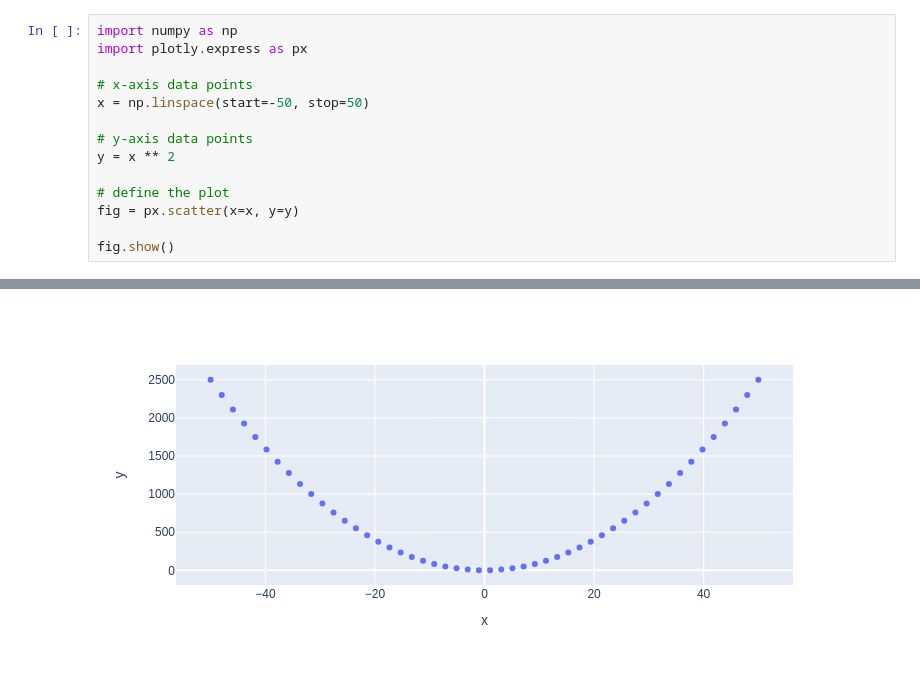
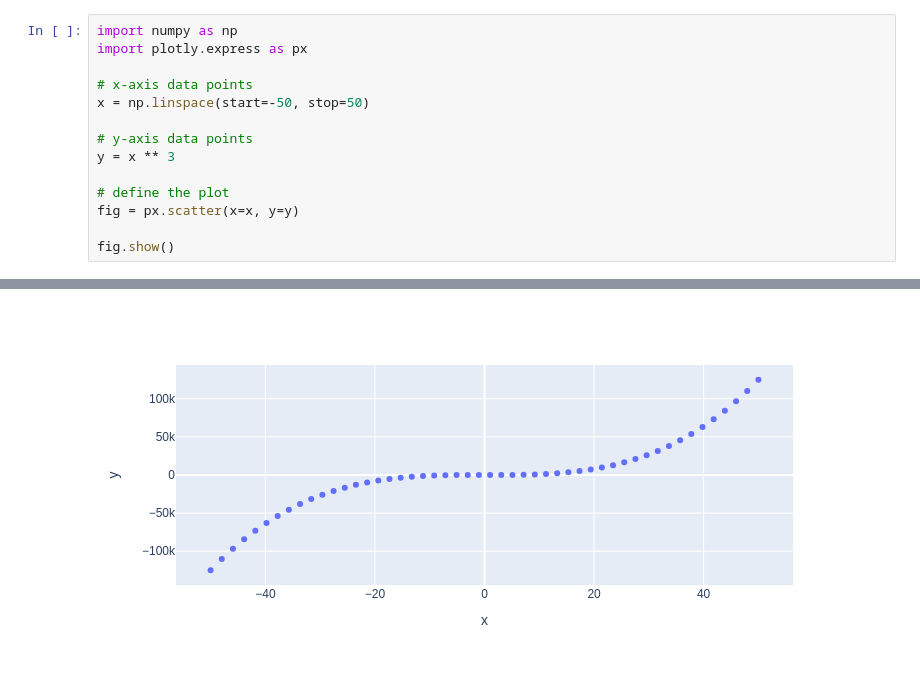
Before and after one commit to MattSecaur/my-notebooks-repo, a Jupyter notebook: experiment1.ipynb, the cells around one changed output, grey strips where cells are left out. Saved outputs shown, nothing was run; the diff lists cells and outputs as text.

```diff
--- a/experiment1.ipynb
+++ b/experiment1.ipynb
@@ -6,7 +6,7 @@ import plotly.express as px
 x = np.linspace(start=-50, stop=50)
 
 # y-axis data points
-y = x ** 2
+y = x ** 3
 
 # define the plot
 fig = px.scatter(x=x, y=y)
@@ -17 +16 @@ fig.show()
-[figure, old version]
+[figure, new version]
```
Also changed, not shown: parts of 1 cell of this notebook.
